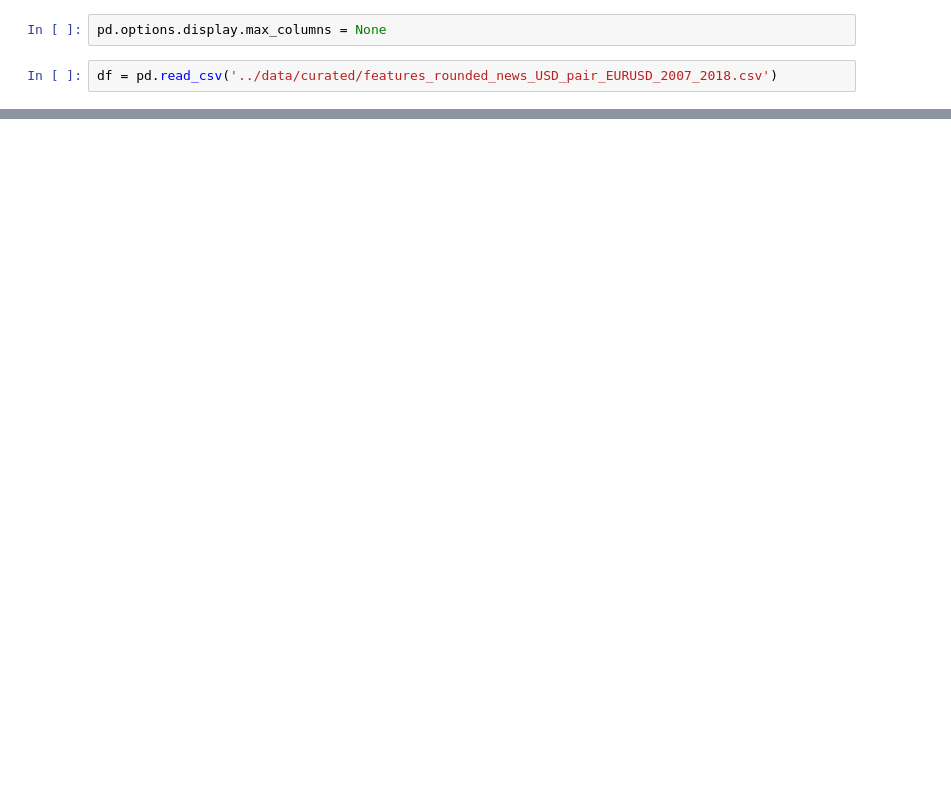
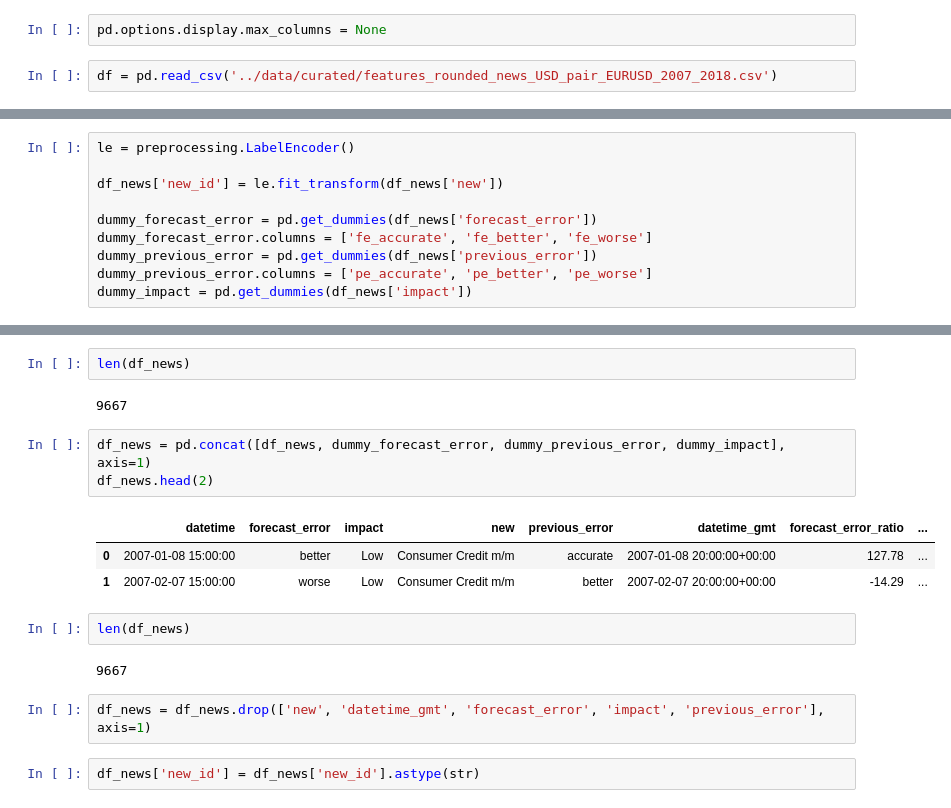
Before and after one commit to msanzsanz/PFM_EconomicNewsImpact, a Jupyter notebook: models/baseline.ipynb, the cells around one changed output, grey strips where cells are left out. Drawn from its saved outputs; the diff is of its cells as text; blank space fills up the shorter version.

```diff
--- a/models/baseline.ipynb
+++ b/models/baseline.ipynb
@@ -103,0 +246,10 @@ X_train, X_test, y_train, y_test = train_test_split(X,y,test_size=0.20, random_s
+# %%
+le = preprocessing.LabelEncoder()
+
+df_news['new_id'] = le.fit_transform(df_news['new'])
+
+dummy_forecast_error = pd.get_dummies(df_news['forecast_error'])
+dummy_forecast_error.columns = ['fe_accurate', 'fe_better', 'fe_worse']
+dummy_previous_error = pd.get_dummies(df_news['previous_error'])
+dummy_previous_error.columns = ['pe_accurate', 'pe_better', 'pe_worse']
+dummy_impact = pd.get_dummies(df_news['impact'])
@@ -103,0 +268,19 @@ X_train, X_test, y_train, y_test = train_test_split(X,y,test_size=0.20, random_s
+# %%
+len(df_news)
+# %% [output]
+9667
+# %%
+df_news = pd.concat([df_news, dummy_forecast_error, dummy_previous_error, dummy_impact], axis=1)
+df_news.head(2)
+# %% [output]
+|  | datetime | forecast_error | impact | new | previous_error | datetime_gmt | forecast_error_ratio | ... |
+| 0 | 2007-01-08 15:00:00 | better | Low | Consumer Credit m/m | accurate | 2007-01-08 20:00:00+00:00 | 127.78 | ... |
+| 1 | 2007-02-07 15:00:00 | worse | Low | Consumer Credit m/m | better | 2007-02-07 20:00:00+00:00 | -14.29 | ... |
+# %%
+len(df_news)
+# %% [output]
+9667
+# %%
+df_news = df_news.drop(['new', 'datetime_gmt', 'forecast_error', 'impact', 'previous_error'], axis=1)
+# %%
+df_news['new_id'] = df_news['new_id'].astype(str)
```
Also changed, not shown: parts of 101 cells of this notebook, 4 other files.
